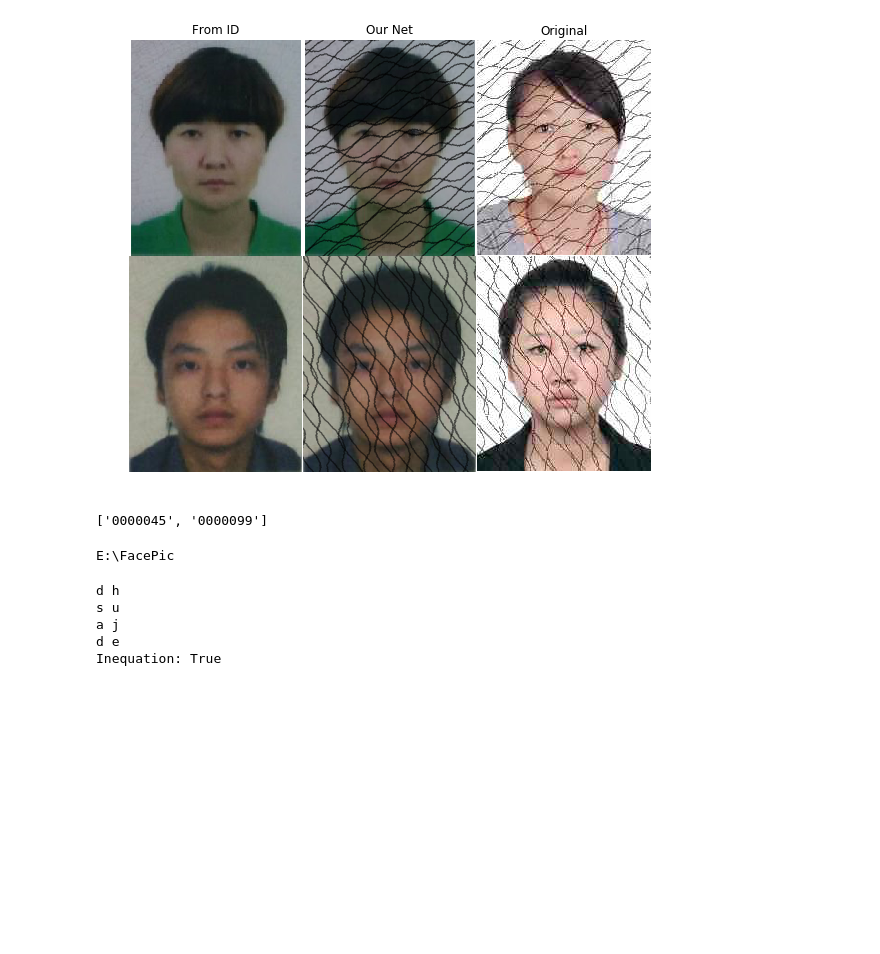
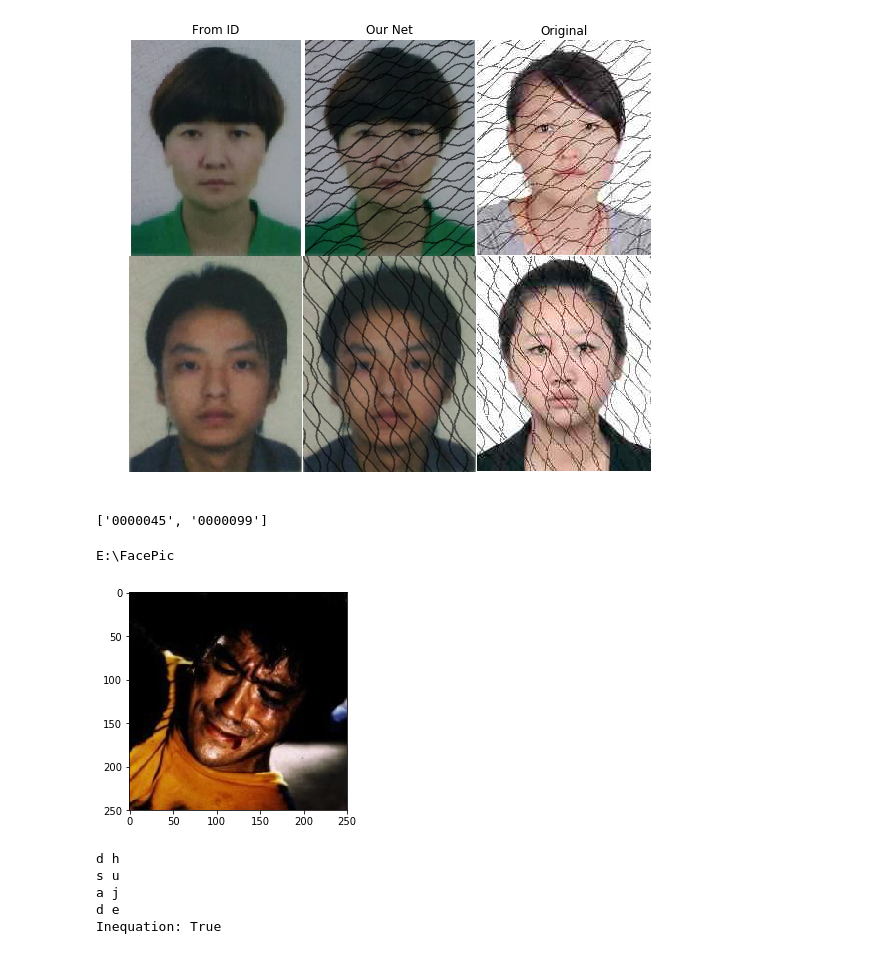
Before and after one commit to bholdmanny/GAN_Mesh, a Jupyter notebook: Mesh.ipynb, the cells around one changed output. Drawn from its saved outputs; the diff is of its cells as text; code cells hidden in the pictures; blank space fills up the shorter version.

```diff
--- a/Mesh.ipynb
+++ b/Mesh.ipynb
@@ -359,6 +369,13 @@ BatchSave(Dir, tp, num=None);
 print(os.getcwd())
 # %% [output]
 E:\FacePic
+# %%
+# Transform cv2.image to pylab.image
+im = cv2.imread("E:/FacePic/WebFace/0000045/005.jpg")
+im = cv2.cvtColor(im, cv2.COLOR_BGR2RGB) # OR: im = im[:,:,::-1]
+imshow(im); show()
+# %% [output]
+[figure, added]
 # %%
 from cv2 import * # Test cv2
 im = imread("E:/FacePic/WebFace/0000045/002.jpg")
```
Also changed, not shown: parts of 2 cells of this notebook, 3 other files.
